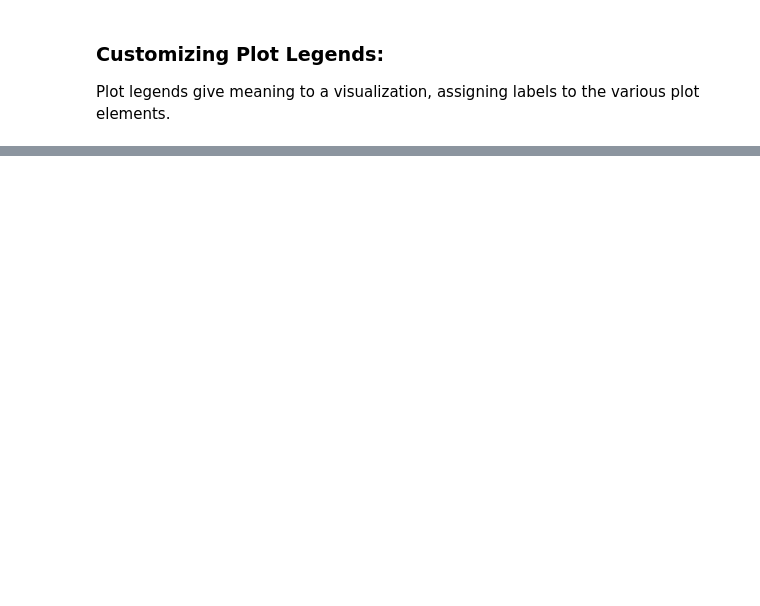
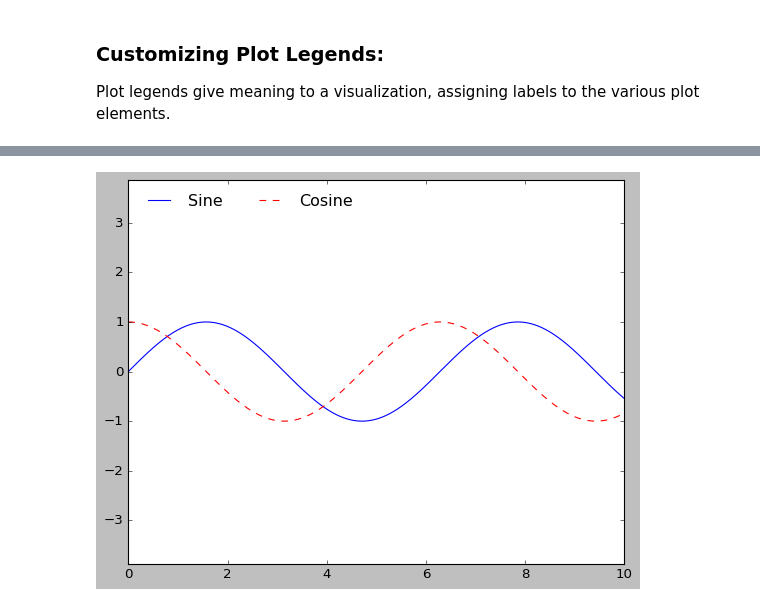
Before and after one commit to gyleodhis/My-Data-Science-Devops, a Jupyter notebook: Matplotlib/Matplotlib.ipynb, the cells around one changed output, grey strips where cells are left out. Cells and saved outputs as stored; diff of their text form; code cells hidden in the pictures; blank space fills up the shorter version.

```diff
--- a/Matplotlib/Matplotlib.ipynb
+++ b/Matplotlib/Matplotlib.ipynb
@@ -362,0 +371,7 @@ Plot legends give meaning to a visualization, assigning labels to the various pl
+# %%
+# But there are many ways we might want to customize such a legend. For example,
+# we can specify the location and turn off the frame:
+ax.legend(loc='upper left', frameon=False, ncol=2) # ncol specifys the number of columns in the legend.
+fig
+# %% [output]
+[figure, added]
```
Also changed, not shown: parts of 19 cells of this notebook.
